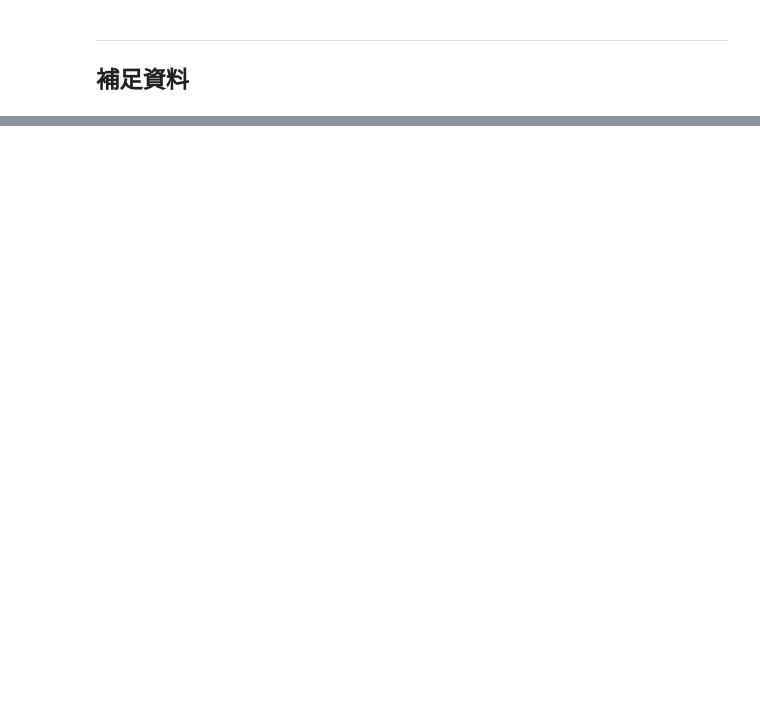
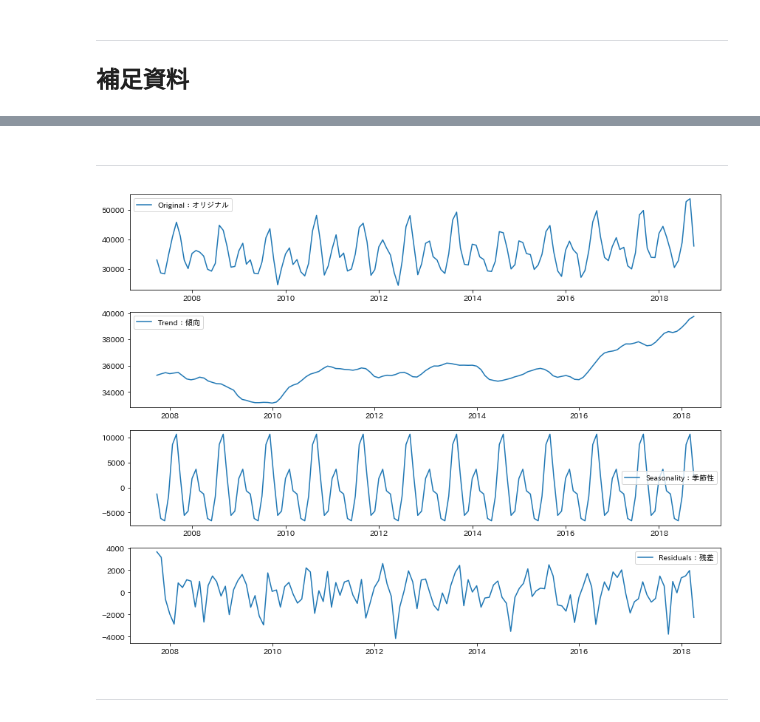
Before and after one commit to malo21st/PyDataFUK181220, a Jupyter notebook: 時系列データをstatsmodelsで分析してみた.ipynb, the cells around one changed output, grey strips where cells are left out. Cells and saved outputs as stored; diff of their text form; code cells hidden in the pictures; blank space fills up the shorter version.

```diff
--- a/時系列データをstatsmodelsで分析してみた.ipynb
+++ b/時系列データをstatsmodelsで分析してみた.ipynb
@@ -157,3 +160,42 @@ Warnings:
 [1] Covariance matrix calculated using the outer product of gradients (complex-step).
 [2] Covariance matrix is singular or near-singular, with condition number 9.6e+30. Standard errors may be unstable.
 [figure]
+# %% [markdown]
+---
+# %%
+# 傾向(trend)、季節性(seasonal)、残差(residual)に分解してモデル化する。
+from statsmodels.tsa.seasonal import seasonal_decompose
+
+decomposition = seasonal_decompose(df_source)
+
+trend = decomposition.trend
+seasonal = decomposition.seasonal
+residual = decomposition.resid
+
+plt.figure(figsize=(12,9))
+# オリジナルの時系列データプロット
+plt.subplot(411)
+plt.plot(df_source, label='Original：オリジナル')
+plt.legend(loc='best')
+
+# trend のプロット
+plt.subplot(412)
+plt.plot(trend, label='Trend：傾向')
+plt.legend(loc='best')
+
+# seasonal のプロット
+plt.subplot(413)
+plt.plot(seasonal,label='Seasonality：季節性')
+plt.legend(loc='best')
+
+# residual のプロット
+plt.subplot(414)
+plt.plot(residual, label='Residuals：残差')
+plt.legend(loc='best')
+plt.tight_layout()
+
+plt.savefig('tsr.png')
+# %% [output]
+[figure, added]
+# %% [markdown]
+---
```
Also changed, not shown: parts of 6 cells of this notebook.
